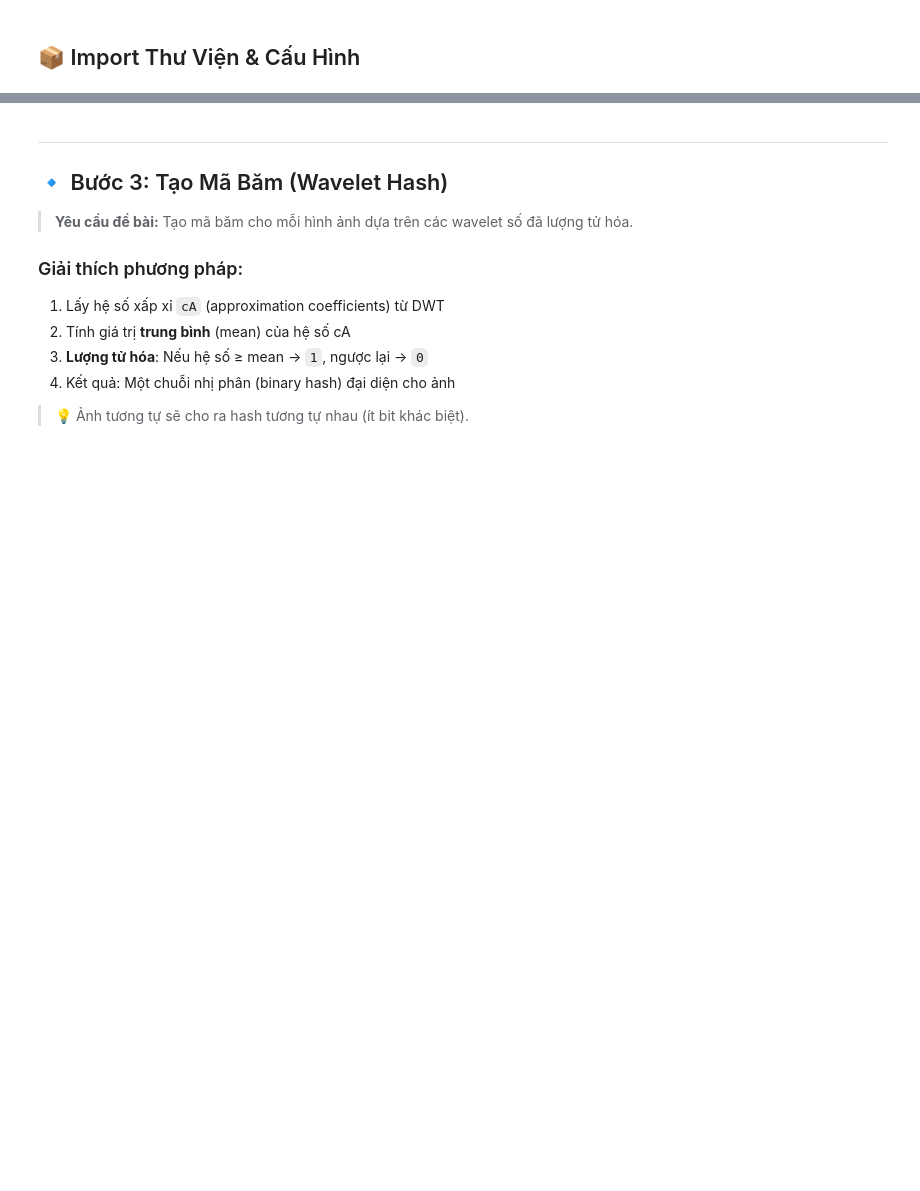
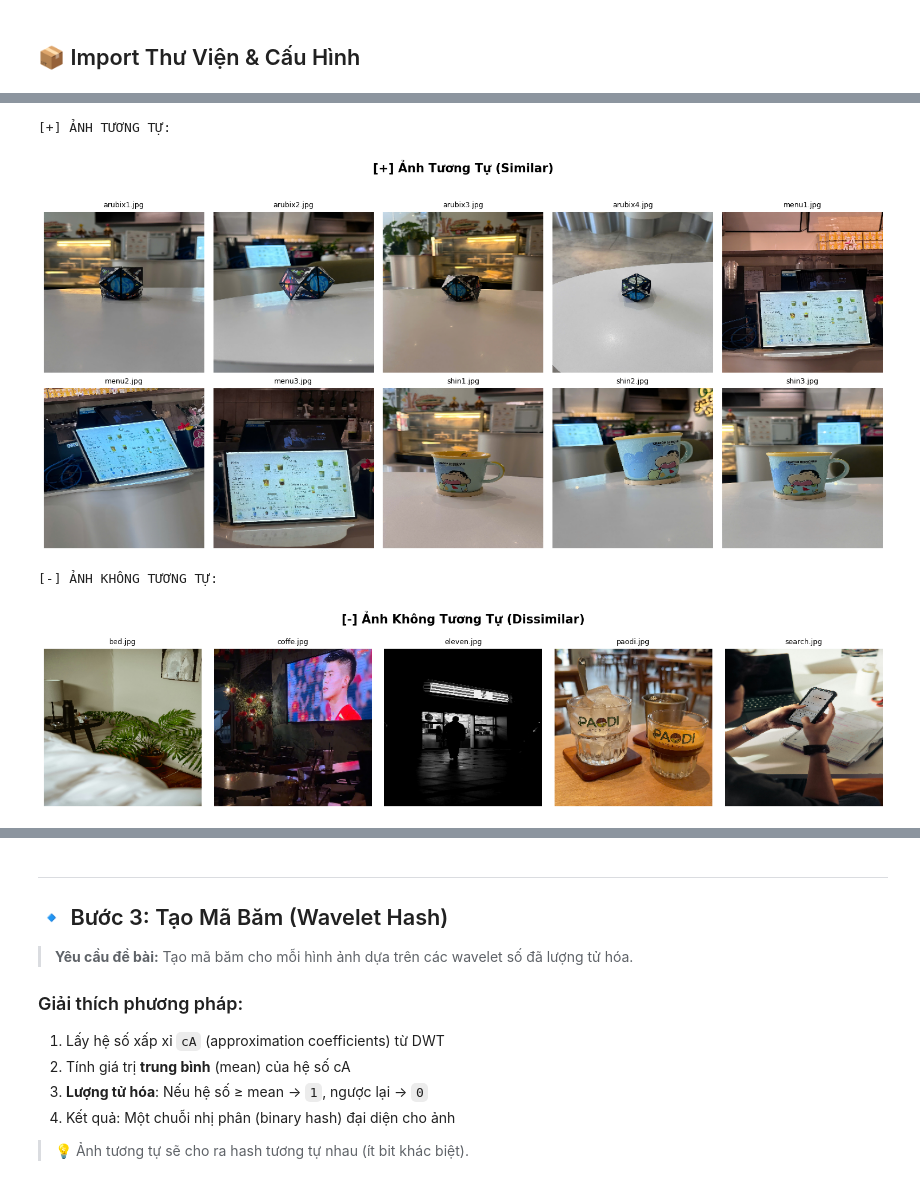
Before and after one commit to NguyenHoangLe0701/Image-Processing-Lab, a Jupyter notebook: Lab3_Part1/notebooks/lab4_wavelet_hashing.ipynb, the cells around one changed output, grey strips where cells are left out. Drawn from its saved outputs; the diff is of its cells as text; code cells hidden in the pictures; blank space fills up the shorter version.

Commit message:
feat: add Wavelet Hashing notebook and supporting image dataset for lab 4

```diff
--- a/Lab3_Part1/notebooks/lab4_wavelet_hashing.ipynb
+++ b/Lab3_Part1/notebooks/lab4_wavelet_hashing.ipynb
@@ -192,3 +129,50 @@ Biến đổi Wavelet rời rạc 2D (2D DWT) phân tích ảnh thành 4 thành
+# %%
+# ============================================================
+# BƯỚC 1.2: HIỂN THỊ ẢNH ĐÃ TẢI
+# ============================================================
+
+def display_images(images_dict: dict, title: str = "Tập Ảnh Đã Tải", max_per_row: int = 5):
+    """Hiển thị tất cả ảnh đã tải dưới dạng grid."""
+    n = len(images_dict)
+    rows = (n + max_per_row - 1) // max_per_row
+
+    fig, axes = plt.subplots(rows, max_per_row, figsize=(3*max_per_row, 3.5*rows))
+    if rows == 1:
+        axes = axes.reshape(1, -1) if n > 1 else np.array([[axes]])
+
+    for idx, (name, img) in enumerate(images_dict.items()):
+        r, c = idx // max_per_row, idx % max_per_row
+        axes[r, c].imshow(img)
+        axes[r, c].set_title(name, fontsize=9)
+        axes[r, c].axis('off')
+
+    # Ẩn axes thừa
+    for idx in range(n, rows * max_per_row):
+        r, c = idx // max_per_row, idx % max_per_row
+        axes[r, c].axis('off')
+
+    fig.suptitle(title, fontsize=15, fontweight='bold', y=1.02)
+    plt.tight_layout()
+    plt.show()
+
+# Phân loại ảnh để hiển thị
+similar_images = {k: v for k, v in images.items()
+                  if os.path.join(SIMILAR_DIR, k) in similar_paths
+                  or any(k in p for p in similar_paths)}
+dissimilar_images = {k: v for k, v in images.items()
+                     if os.path.join(DISSIMILAR_DIR, k) in dissimilar_paths
+                     or any(k in p for p in dissimilar_paths)}
+
+print("[+] ẢNH TƯƠNG TỰ:")
+display_images(similar_images, "[+] Ảnh Tương Tự (Similar)")
+
+print("\n[-] ẢNH KHÔNG TƯƠNG TỰ:")
+display_images(dissimilar_images, "[-] Ảnh Không Tương Tự (Dissimilar)")
+# %% [output]
+[+] ẢNH TƯƠNG TỰ:
+[figure, added]
+[-] ẢNH KHÔNG TƯƠNG TỰ:
+[figure, added]
 # %%
 # ============================================================
 # BƯỚC 2.1: HÀM TRÍCH XUẤT WAVELET
```
Also changed, not shown: parts of 19 cells of this notebook, 15 other files.
